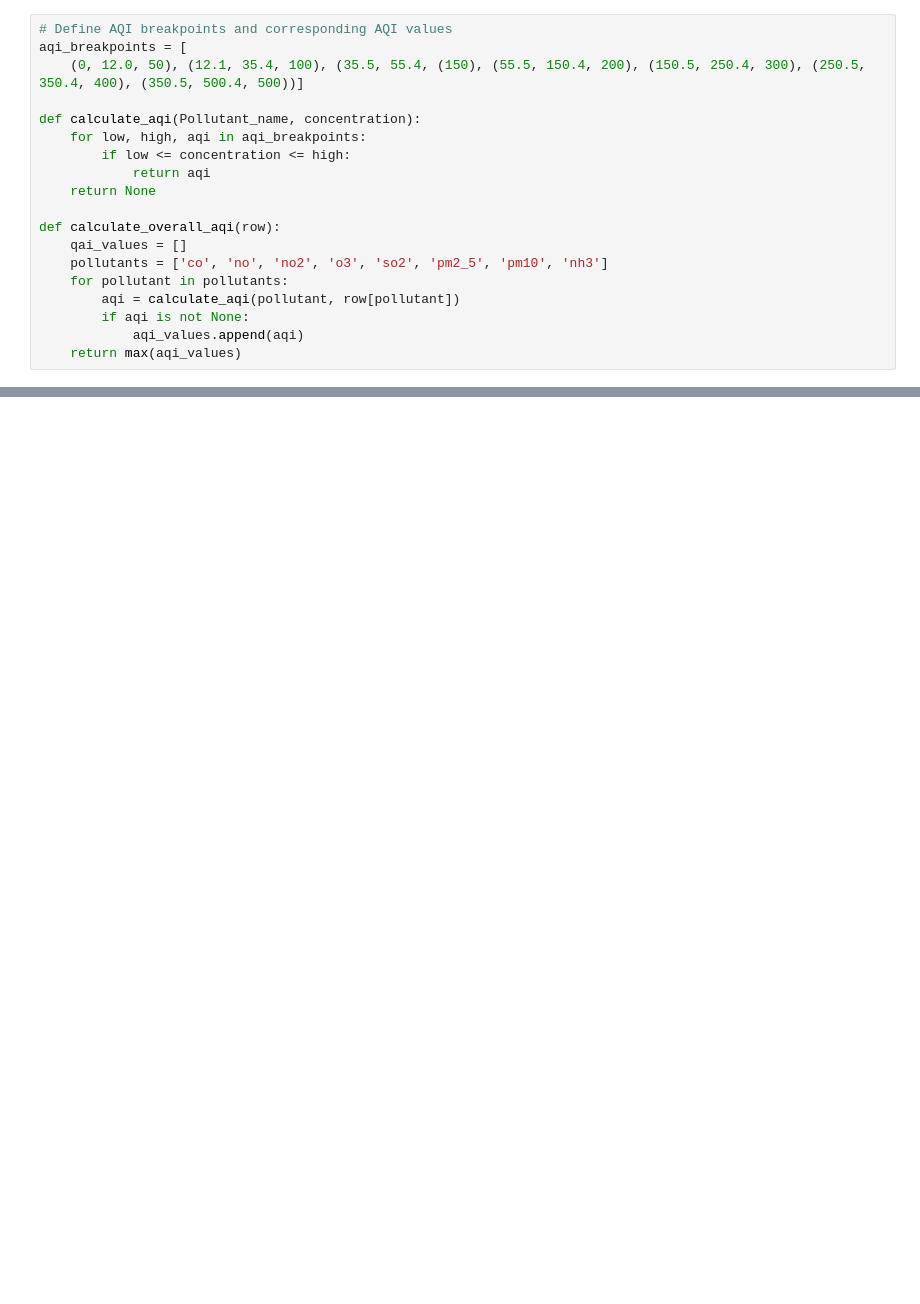
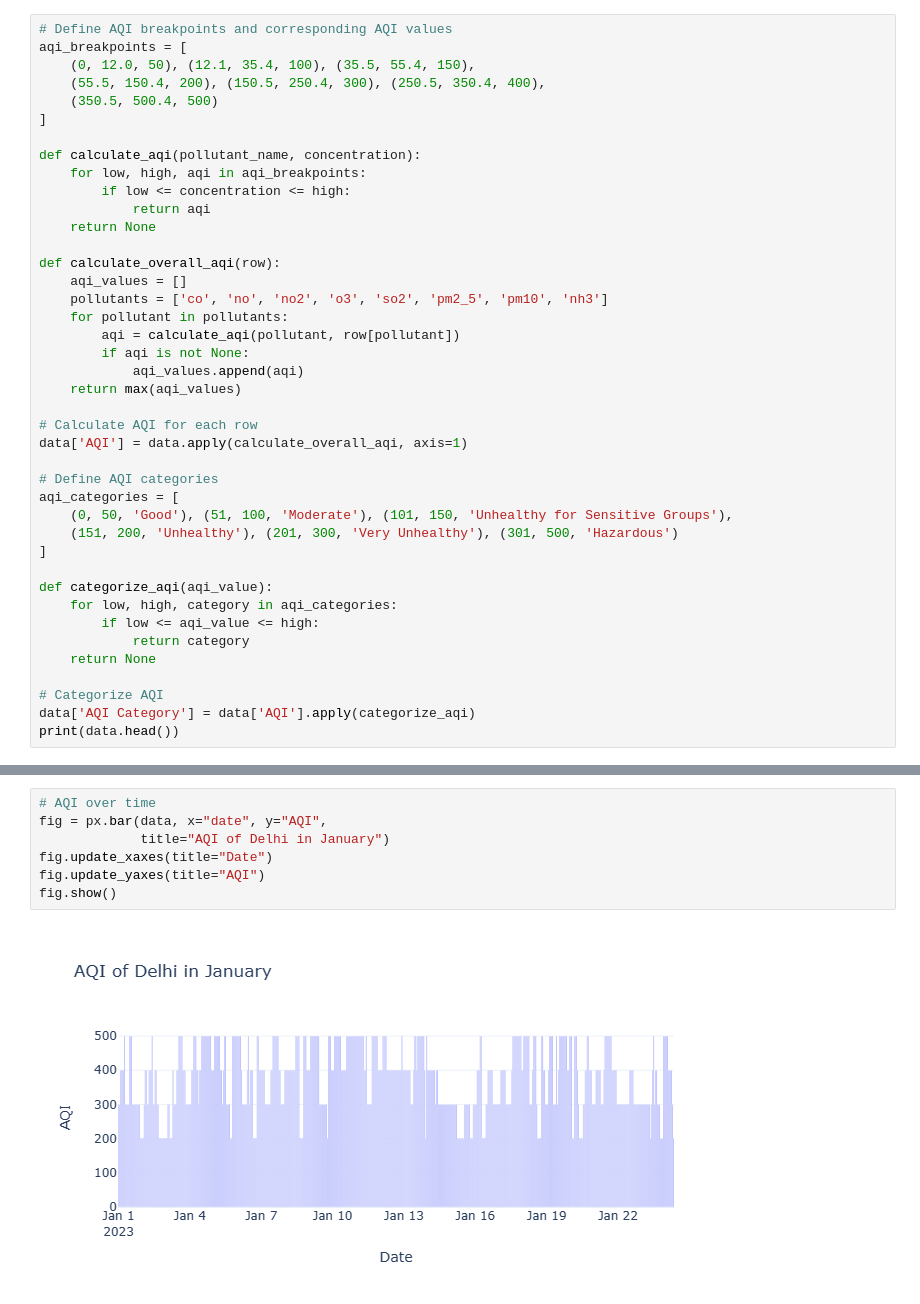
Before and after one commit to bshroats5/DA_Practice, a Jupyter notebook: AirQuality/AirQuality.ipynb, the cells around one changed output, grey strips where cells are left out. Cells and saved outputs as stored; diff of their text form; blank space fills up the shorter version.

```diff
--- a/AirQuality/AirQuality.ipynb
+++ b/AirQuality/AirQuality.ipynb
@@ -44,19 +44,41 @@ std     61.073080   227.359117   271.287026   36.563094
 # %%
 # Define AQI breakpoints and corresponding AQI values
 aqi_breakpoints = [
-    (0, 12.0, 50), (12.1, 35.4, 100), (35.5, 55.4, (150), (55.5, 150.4, 200), (150.5, 250.4, 300), (250.5, 350.4, 400), (350.5, 500.4, 500))]
+    (0, 12.0, 50), (12.1, 35.4, 100), (35.5, 55.4, 150),
+    (55.5, 150.4, 200), (150.5, 250.4, 300), (250.5, 350.4, 400),
+    (350.5, 500.4, 500)
+]
 
-def calculate_aqi(Pollutant_name, concentration):
+def calculate_aqi(pollutant_name, concentration):
     for low, high, aqi in aqi_breakpoints:
         if low <= concentration <= high:
             return aqi
     return None
 
 def calculate_overall_aqi(row):
-    qai_values = []
+    aqi_values = []
     pollutants = ['co', 'no', 'no2', 'o3', 'so2', 'pm2_5', 'pm10', 'nh3']
     for pollutant in pollutants:
         aqi = calculate_aqi(pollutant, row[pollutant])
         if aqi is not None:
             aqi_values.append(aqi)
     return max(aqi_values)
+
+# Calculate AQI for each row
+data['AQI'] = data.apply(calculate_overall_aqi, axis=1)
+
+# Define AQI categories
+aqi_categories = [
+    (0, 50, 'Good'), (51, 100, 'Moderate'), (101, 150, 'Unhealthy for Sensitive Groups'),
+    (151, 200, 'Unhealthy'), (201, 300, 'Very Unhealthy'), (301, 500, 'Hazardous')
+]
+
+def categorize_aqi(aqi_value):
+    for low, high, category in aqi_categories:
+        if low <= aqi_value <= high:
+            return category
+    return None
+
+# Categorize AQI
+data['AQI Category'] = data['AQI'].apply(categorize_aqi)
+print(data.head())
@@ -62,0 +99,9 @@ def calculate_overall_aqi(row):
+# %%
+# AQI over time
+fig = px.bar(data, x="date", y="AQI",
+             title="AQI of Delhi in January")
+fig.update_xaxes(title="Date")
+fig.update_yaxes(title="AQI")
+fig.show()
+# %% [output]
+[figure, added]
```
Also changed, not shown: parts of 4 cells of this notebook, 1 other file.
